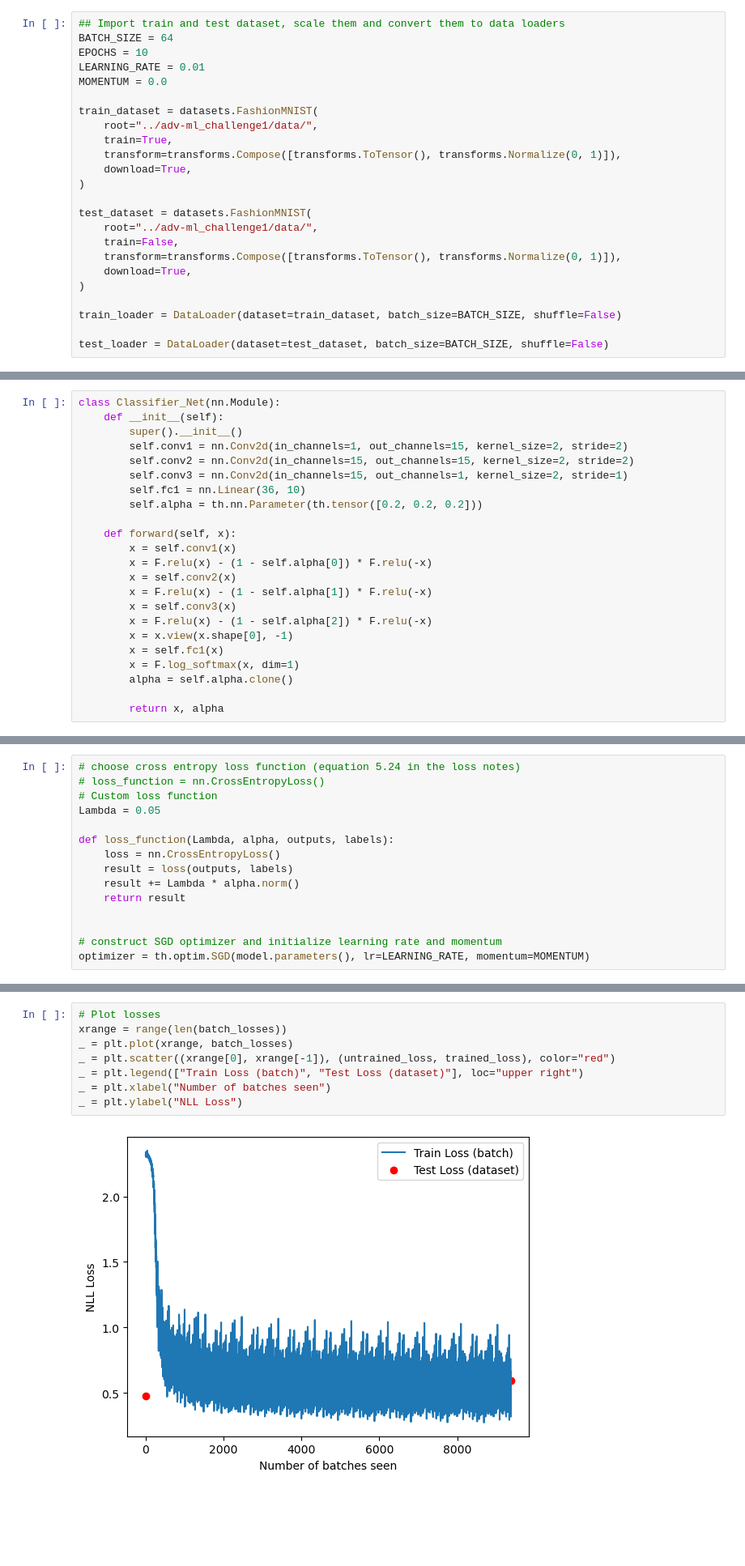
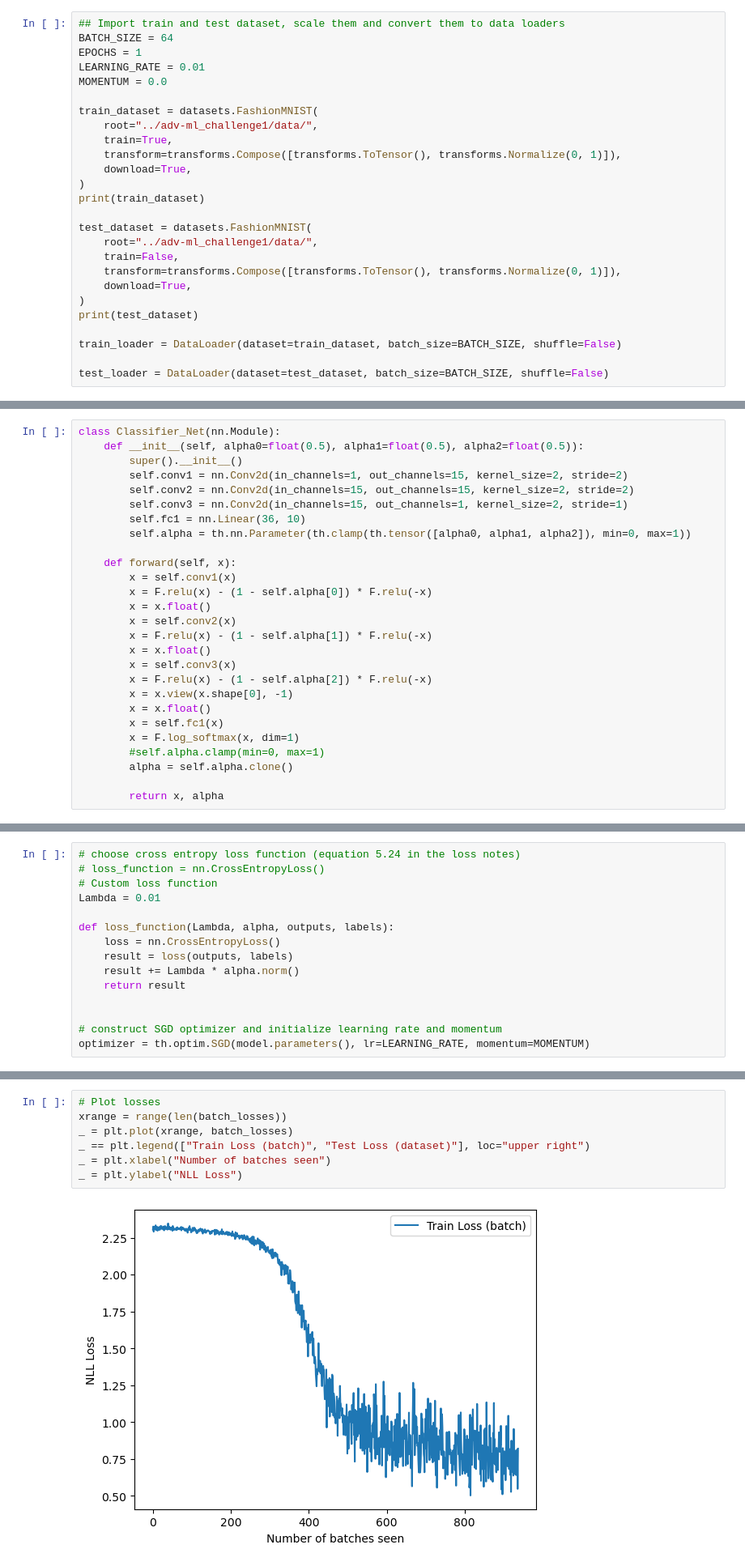
Before and after one commit to pettepiero/parametrized-relu-classifier, a Jupyter notebook: challenge2.ipynb, the cells around one changed output, grey strips where cells are left out. Shown: that part at 81% size. Drawn from its saved outputs; the diff is of its cells as text; blank space fills up the shorter version.

```diff
--- a/challenge2.ipynb
+++ b/challenge2.ipynb
@@ -39,7 +39,7 @@ import time
 # %%
 ## Import train and test dataset, scale them and convert them to data loaders
 BATCH_SIZE = 64
-EPOCHS = 10
+EPOCHS = 1
 LEARNING_RATE = 0.01
 MOMENTUM = 0.0
 
@@ -49,6 +49,7 @@ train_dataset = datasets.FashionMNIST(
     transform=transforms.Compose([transforms.ToTensor(), transforms.Normalize(0, 1)]),
     download=True,
 )
+print(train_dataset)
 
 test_dataset = datasets.FashionMNIST(
     root="../adv-ml_challenge1/data/",
@@ -56,6 +57,7 @@ test_dataset = datasets.FashionMNIST(
     transform=transforms.Compose([transforms.ToTensor(), transforms.Normalize(0, 1)]),
     download=True,
 )
+print(test_dataset)
 
 train_loader = DataLoader(dataset=train_dataset, batch_size=BATCH_SIZE, shuffle=False)
 
@@ -130,24 +151,28 @@ torch.Size([64, 1, 28, 28])
 [figure]
 # %%
 class Classifier_Net(nn.Module):
-    def __init__(self):
+    def __init__(self, alpha0=float(0.5), alpha1=float(0.5), alpha2=float(0.5)):
         super().__init__()
         self.conv1 = nn.Conv2d(in_channels=1, out_channels=15, kernel_size=2, stride=2)
         self.conv2 = nn.Conv2d(in_channels=15, out_channels=15, kernel_size=2, stride=2)
         self.conv3 = nn.Conv2d(in_channels=15, out_channels=1, kernel_size=2, stride=1)
         self.fc1 = nn.Linear(36, 10)
-        self.alpha = th.nn.Parameter(th.tensor([0.2, 0.2, 0.2]))
+        self.alpha = th.nn.Parameter(th.clamp(th.tensor([alpha0, alpha1, alpha2]), min=0, max=1))
 
     def forward(self, x):
         x = self.conv1(x)
         x = F.relu(x) - (1 - self.alpha[0]) * F.relu(-x)
+        x = x.float()
         x = self.conv2(x)
         x = F.relu(x) - (1 - self.alpha[1]) * F.relu(-x)
+        x = x.float()
         x = self.conv3(x)
         x = F.relu(x) - (1 - self.alpha[2]) * F.relu(-x)
         x = x.view(x.shape[0], -1)
+        x = x.float()
         x = self.fc1(x)
         x = F.log_softmax(x, dim=1)
+        #self.alpha.clamp(min=0, max=1)
         alpha = self.alpha.clone()
 
         return x, alpha
@@ -161,7 +186,7 @@ Output shape is: torch.Size([64, 10])  i.e.: batch_size x num_classes
 # choose cross entropy loss function (equation 5.24 in the loss notes)
 # loss_function = nn.CrossEntropyLoss()
 # Custom loss function
-Lambda = 0.05
+Lambda = 0.01
 
 def loss_function(Lambda, alpha, outputs, labels):
     loss = nn.CrossEntropyLoss()
@@ -234,12 +267,11 @@ trained_loss, trained_acc = get_test_stats(model, test_loader, th.device("cpu"),
 # %%
 # Plot losses
 xrange = range(len(batch_losses))
 _ = plt.plot(xrange, batch_losses)
-_ = plt.scatter((xrange[0], xrange[-1]), (untrained_loss, trained_loss), color="red")
-_ = plt.legend(["Train Loss (batch)", "Test Loss (dataset)"], loc="upper right")
+_ == plt.legend(["Train Loss (batch)", "Test Loss (dataset)"], loc="upper right")
 _ = plt.xlabel("Number of batches seen")
 _ = plt.ylabel("NLL Loss")
 # %% [output]
-[figure, old version]
+[figure, new version]
 # %%
 # Plot alpha
```
Also changed, not shown: parts of 10 cells of this notebook.
